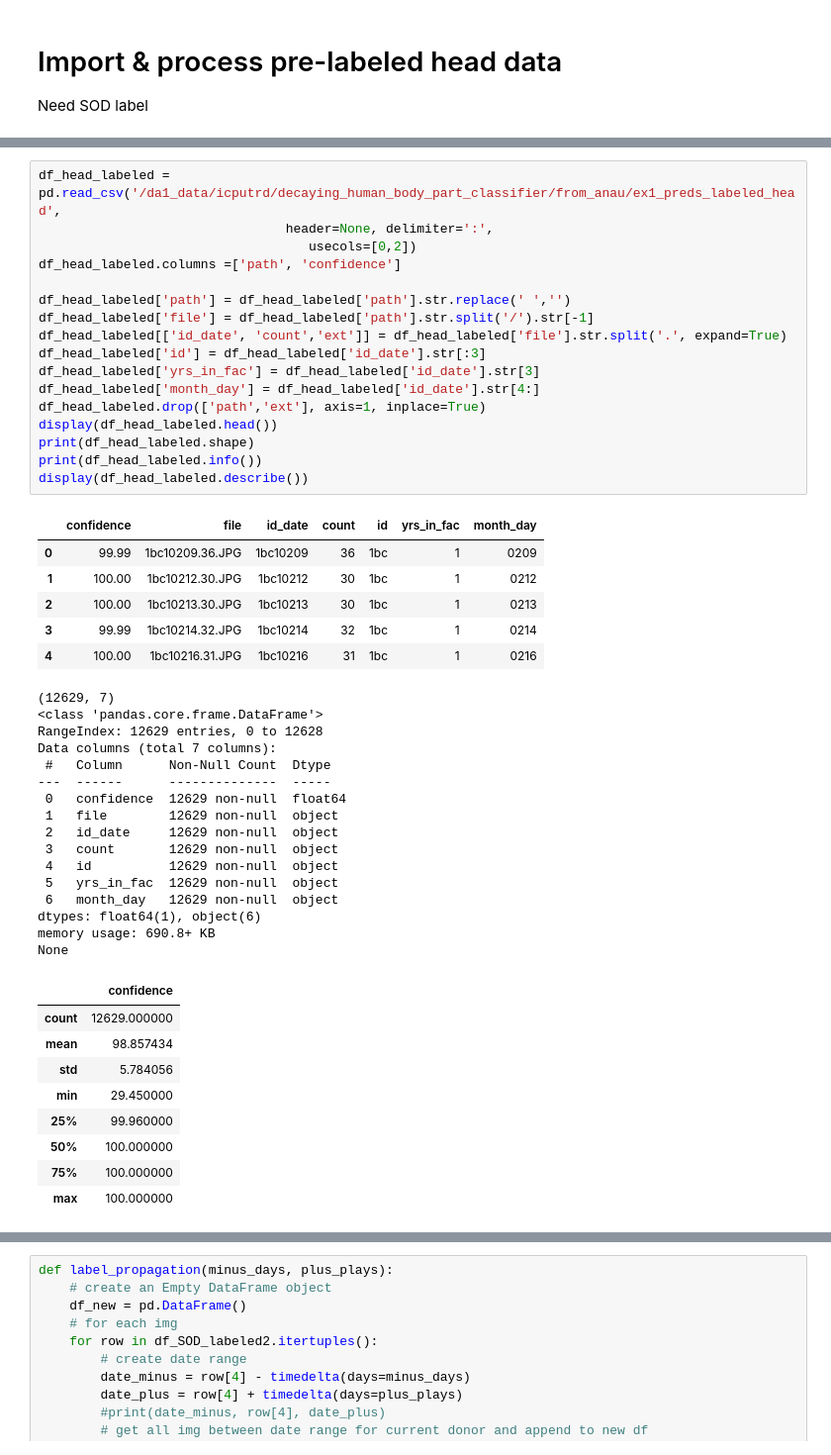
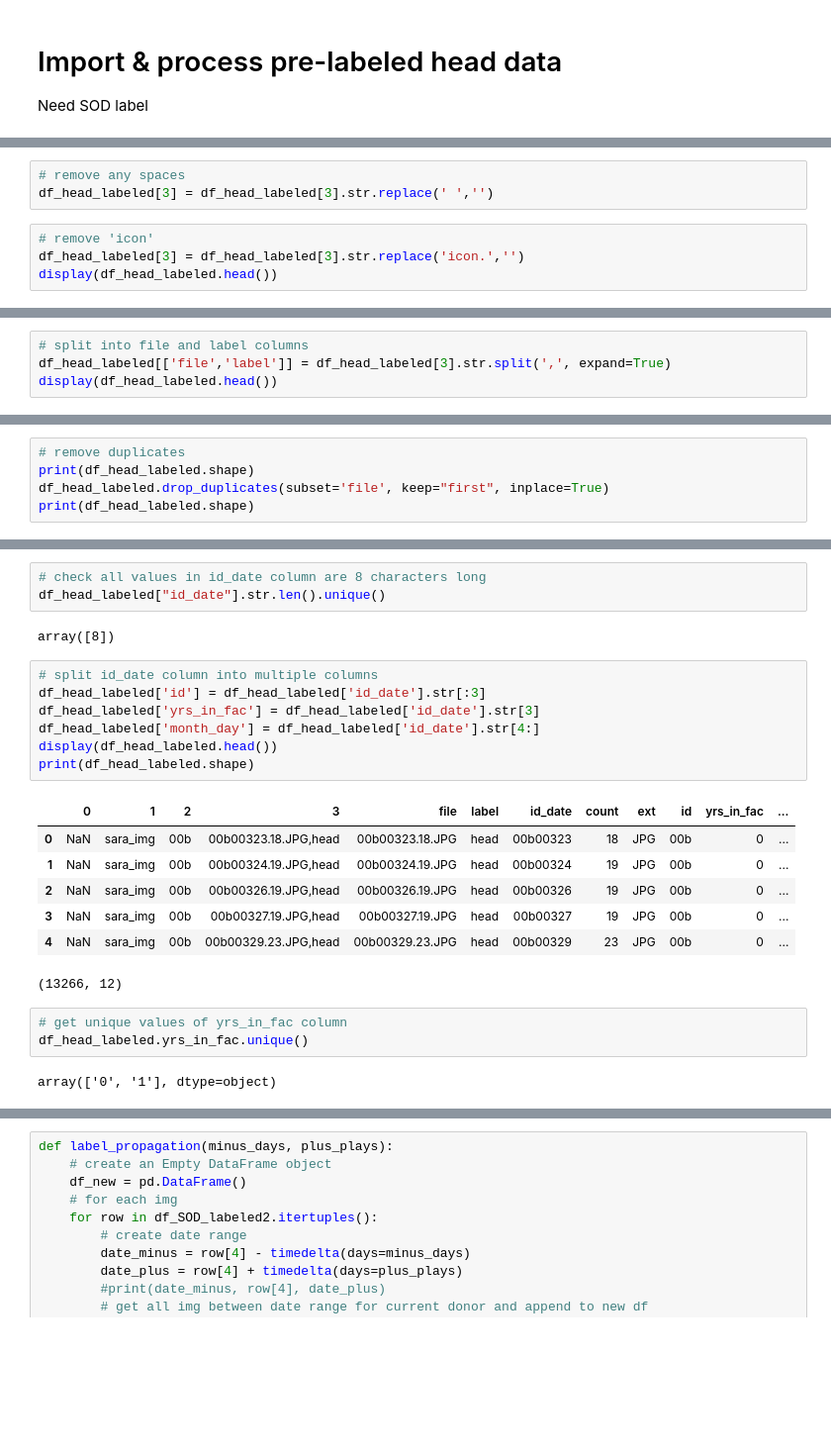
Before and after one commit to annamarianau/human_decomposition_image_classification, a Jupyter notebook: notebooks/label_propagation.ipynb, the cells around one changed output, grey strips where cells are left out. Shown at 99% size. Saved outputs shown, nothing was run; the diff lists cells and outputs as text; blank space fills up the shorter version.

```diff
--- a/notebooks/label_propagation.ipynb
+++ b/notebooks/label_propagation.ipynb
@@ -144,0 +167,7 @@ Need SOD label
+# %%
+# remove any spaces
+df_head_labeled[3] = df_head_labeled[3].str.replace(' ','')
+# %%
+# remove 'icon'
+df_head_labeled[3] = df_head_labeled[3].str.replace('icon.','')
+display(df_head_labeled.head())
@@ -144,0 +181,4 @@ Need SOD label
+# %%
+# split into file and label columns
+df_head_labeled[['file','label']] = df_head_labeled[3].str.split(',', expand=True)
+display(df_head_labeled.head())
@@ -144,0 +192,5 @@ Need SOD label
+# %%
+# remove duplicates
+print(df_head_labeled.shape)
+df_head_labeled.drop_duplicates(subset='file', keep="first", inplace=True)
+print(df_head_labeled.shape)
@@ -145,52 +211,28 @@ Need SOD label
+# %%
+# check all values in id_date column are 8 characters long
+df_head_labeled["id_date"].str.len().unique()
+# %% [output]
+array([8])
 # %%
-df_head_labeled = pd.read_csv('/da1_data/icputrd/decaying_human_body_part_classifier/from_anau/ex1_preds_labeled_head',
-                                header=None, delimiter=':',
-                                   usecols=[0,2])
-df_head_labeled.columns =['path', 'confidence']
-
-df_head_labeled['path'] = df_head_labeled['path'].str.replace(' ','')
-df_head_labeled['file'] = df_head_labeled['path'].str.split('/').str[-1]
-df_head_labeled[['id_date', 'count','ext']] = df_head_labeled['file'].str.split('.', expand=True)
+# split id_date column into multiple columns
 df_head_labeled['id'] = df_head_labeled['id_date'].str[:3]
 df_head_labeled['yrs_in_fac'] = df_head_labeled['id_date'].str[3]
 df_head_labeled['month_day'] = df_head_labeled['id_date'].str[4:]
-df_head_labeled.drop(['path','ext'], axis=1, inplace=True)
 display(df_head_labeled.head())
 print(df_head_labeled.shape)
-print(df_head_labeled.info())
-display(df_head_labeled.describe())
 # %% [output]
-|  | confidence | file | id_date | count | id | yrs_in_fac | month_day |
-| 0 | 99.99 | 1bc10209.36.JPG | 1bc10209 | 36 | 1bc | 1 | 0209 |
-| 1 | 100.00 | 1bc10212.30.JPG | 1bc10212 | 30 | 1bc | 1 | 0212 |
-| 2 | 100.00 | 1bc10213.30.JPG | 1bc10213 | 30 | 1bc | 1 | 0213 |
-| 3 | 99.99 | 1bc10214.32.JPG | 1bc10214 | 32 | 1bc | 1 | 0214 |
-| 4 | 100.00 | 1bc10216.31.JPG | 1bc10216 | 31 | 1bc | 1 | 0216 |
+|  | 0 | 1 | 2 | 3 | file | label | id_date | count | ext | id | yrs_in_fac | ... |
+| 0 | NaN | sara_img | 00b | 00b00323.18.JPG,head | 00b00323.18.JPG | head | 00b00323 | 18 | JPG | 00b | 0 | ... |
+| 1 | NaN | sara_img | 00b | 00b00324.19.JPG,head | 00b00324.19.JPG | head | 00b00324 | 19 | JPG | 00b | 0 | ... |
+| 2 | NaN | sara_img | 00b | 00b00326.19.JPG,head | 00b00326.19.JPG | head | 00b00326 | 19 | JPG | 00b | 0 | ... |
+| 3 | NaN | sara_img | 00b | 00b00327.19.JPG,head | 00b00327.19.JPG | head | 00b00327 | 19 | JPG | 00b | 0 | ... |
+| 4 | NaN | sara_img | 00b | 00b00329.23.JPG,head | 00b00329.23.JPG | head | 00b00329 | 23 | JPG | 00b | 0 | ... |
-(12629, 7)
-<class 'pandas.core.frame.DataFrame'>
-RangeIndex: 12629 entries, 0 to 12628
-Data columns (total 7 columns):
- #   Column      Non-Null Count  Dtype
----  ------      --------------  -----
- 0   confidence  12629 non-null  float64
- 1   file        12629 non-null  object
- 2   id_date     12629 non-null  object
- 3   count       12629 non-null  object
- 4   id          12629 non-null  object
- 5   yrs_in_fac  12629 non-null  object
- 6   month_day   12629 non-null  object
-dtypes: float64(1), object(6)
-memory usage: 690.8+ KB
-None
+(13266, 12)
-|  | confidence |
-| count | 12629.000000 |
-| mean | 98.857434 |
-| std | 5.784056 |
-| min | 29.450000 |
-| 25% | 99.960000 |
-| 50% | 100.000000 |
-| 75% | 100.000000 |
-| max | 100.000000 |
+# %%
+# get unique values of yrs_in_fac column
+df_head_labeled.yrs_in_fac.unique()
+# %% [output]
+array(['0', '1'], dtype=object)
 # %%
 df_head_labeled['year'] = df_head_labeled.apply(assign_year, axis=1)  # create year column
 df_head_labeled['date'] = df_head_labeled['year']+df_head_labeled['month_day']  # create date column
```
Also changed, not shown: parts of 17 cells of this notebook.
